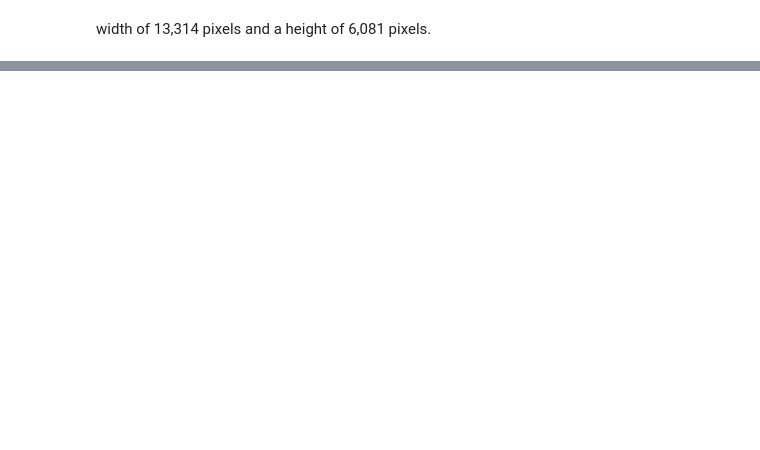
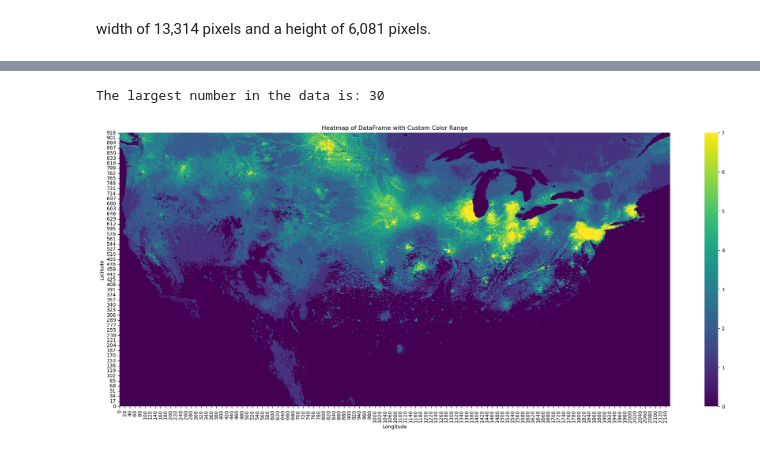
Before and after one commit to MatinMarjani/ABM-WNV, a Jupyter notebook: AmerobDataHandler.ipynb, the cells around one changed output, grey strips where cells are left out. Drawn from its saved outputs; the diff is of its cells as text; code cells hidden in the pictures; blank space fills up the shorter version.

```diff
--- a/AmerobDataHandler.ipynb
+++ b/AmerobDataHandler.ipynb
@@ -185,0 +164,23 @@ data
+# %%
+data = amerob.to_numpy()
+
+# Calculate the exact block size for rows and columns
+row_block_size = data.shape[0] // 392  # Integer division to get the block size
+col_block_size = data.shape[1] // 920  # Integer division to get the block size
+
+# Slice the array to match exact multiples if necessary
+data = data[:392 * row_block_size, :920 * col_block_size]
+
+# Reshape and sum over the blocks
+rescaled_data = data.reshape(392, row_block_size, 920, col_block_size).sum(axis=(1, 3))
+
+# Convert the rescaled numpy array back to a DataFrame
+amerob_rescaled = pd.DataFrame(rescaled_data)
+
+# Multiply all values by the scaling number
+scaling_number = 1
+amerob_rescaled = np.ceil(amerob_rescaled * scaling_number).astype(int)
+# amerob_rescaled_scaled
+
+amerob_rescaled.to_parquet('amerob_2022-09-06.parquet')
+amerob_rescaled
@@ -185,0 +201,19 @@ data
+# %%
+# Find the maximum value in the DataFrame
+max_value = data.max().max()
+print(f"The largest number in the data is: {max_value}")
+
+# Reverse the order of the latitude index
+data_reversed = amerob.iloc[::-1]
+
+# Set the color range with the maximum value
+plt.figure(figsize=(25, 10))
+sns.heatmap(data_reversed, cmap="viridis", cbar=True, vmin=0, vmax=7)
+
+plt.title("Heatmap of DataFrame with Custom Color Range")
+plt.xlabel("Longitude")
+plt.ylabel("Latitude")
+plt.show()
+# %% [output]
+The largest number in the data is: 30
+[figure, added]
```
Also changed, not shown: parts of 14 cells of this notebook.
